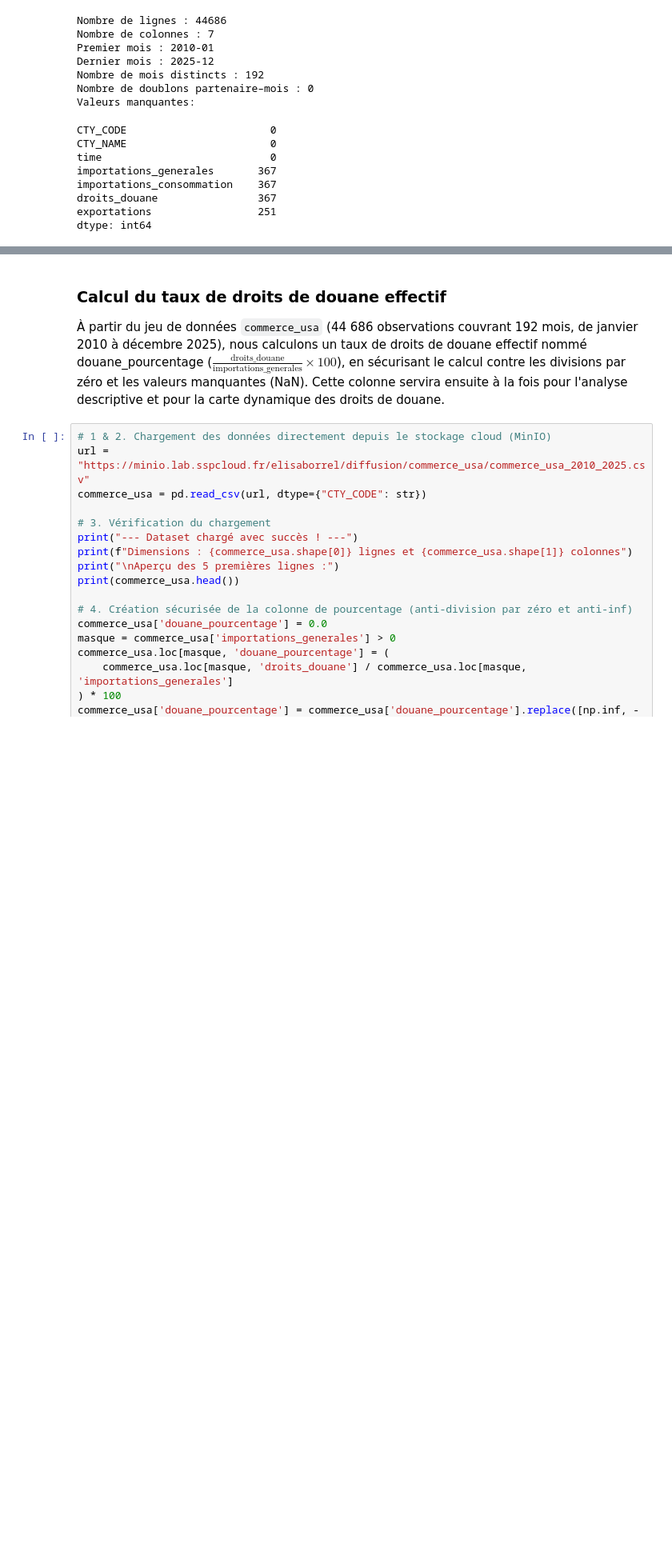
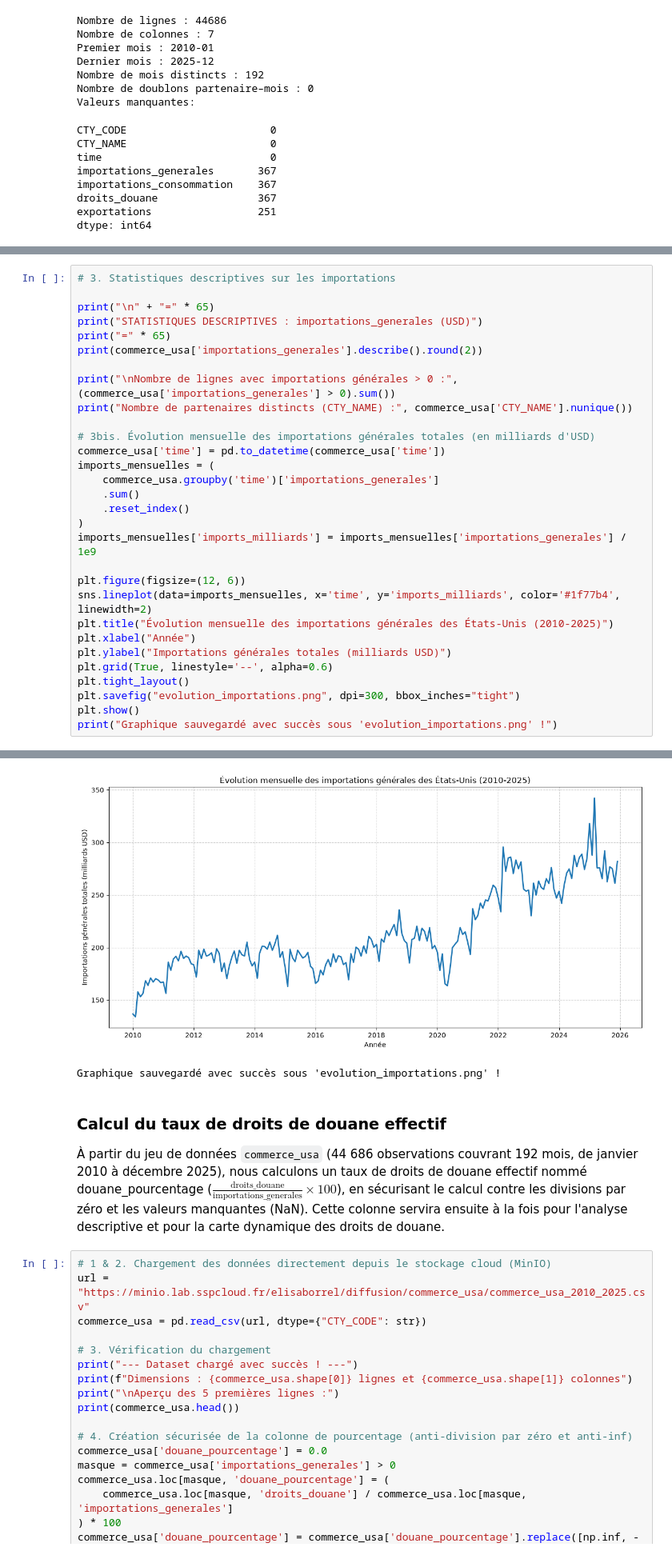
Before and after one commit to borrellarochette-elisa/Projet-Python-, a Jupyter notebook: Rapport final.ipynb, the cells around one changed output, grey strips where cells are left out. Shown at 80% size. Saved outputs shown, nothing was run; the diff lists cells and outputs as text; blank space fills up the shorter version.

Commit message:
maj rapport avec importations desc

```diff
--- a/Rapport final.ipynb
+++ b/Rapport final.ipynb
@@ -213,0 +233,31 @@ dtype: int64
+# %%
+# 3. Statistiques descriptives sur les importations
+
+print("\n" + "=" * 65)
+print("STATISTIQUES DESCRIPTIVES : importations_generales (USD)")
+print("=" * 65)
+print(commerce_usa['importations_generales'].describe().round(2))
+
+print("\nNombre de lignes avec importations générales > 0 :", (commerce_usa['importations_generales'] > 0).sum())
+print("Nombre de partenaires distincts (CTY_NAME) :", commerce_usa['CTY_NAME'].nunique())
+
+# 3bis. Évolution mensuelle des importations générales totales (en milliards d'USD)
+commerce_usa['time'] = pd.to_datetime(commerce_usa['time'])
+imports_mensuelles = (
+    commerce_usa.groupby('time')['importations_generales']
+    .sum()
+    .reset_index()
+)
+imports_mensuelles['imports_milliards'] = imports_mensuelles['importations_generales'] / 1e9
+
+plt.figure(figsize=(12, 6))
+sns.lineplot(data=imports_mensuelles, x='time', y='imports_milliards', color='#1f77b4', linewidth=2)
+plt.title("Évolution mensuelle des importations générales des États-Unis (2010-2025)")
+plt.xlabel("Année")
+plt.ylabel("Importations générales totales (milliards USD)")
+plt.grid(True, linestyle='--', alpha=0.6)
+plt.tight_layout()
+plt.savefig("evolution_importations.png", dpi=300, bbox_inches="tight")
+plt.show()
+print("Graphique sauvegardé avec succès sous 'evolution_importations.png' !")
+# %% [output]
@@ -214,3 +279,5 @@ dtype: int64
+[figure, added]
+Graphique sauvegardé avec succès sous 'evolution_importations.png' !
 # %% [markdown]
 ### Calcul du taux de droits de douane effectif
 
```
Also changed, not shown: parts of 5 cells of this notebook, 2 other files.
